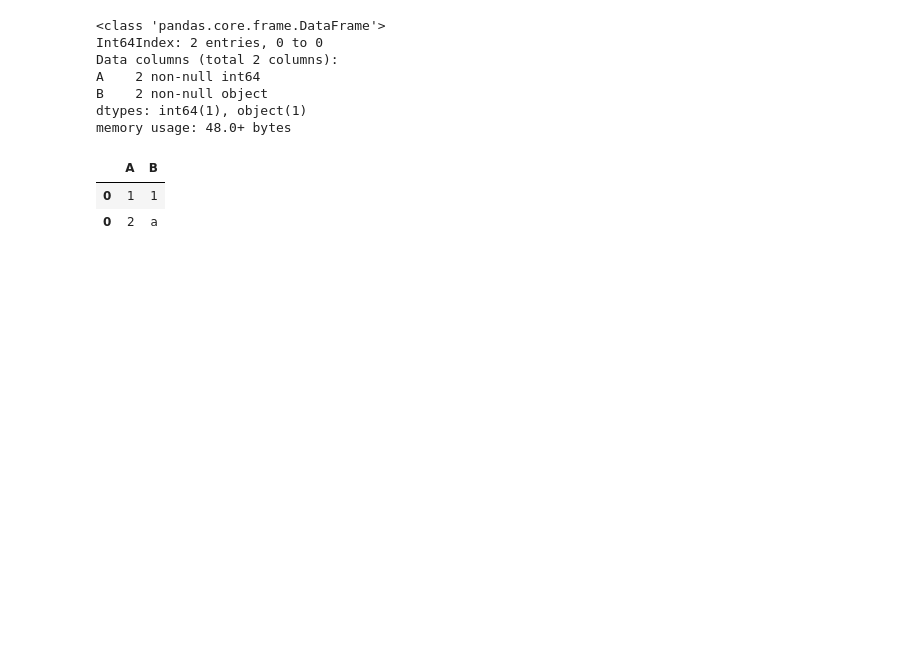
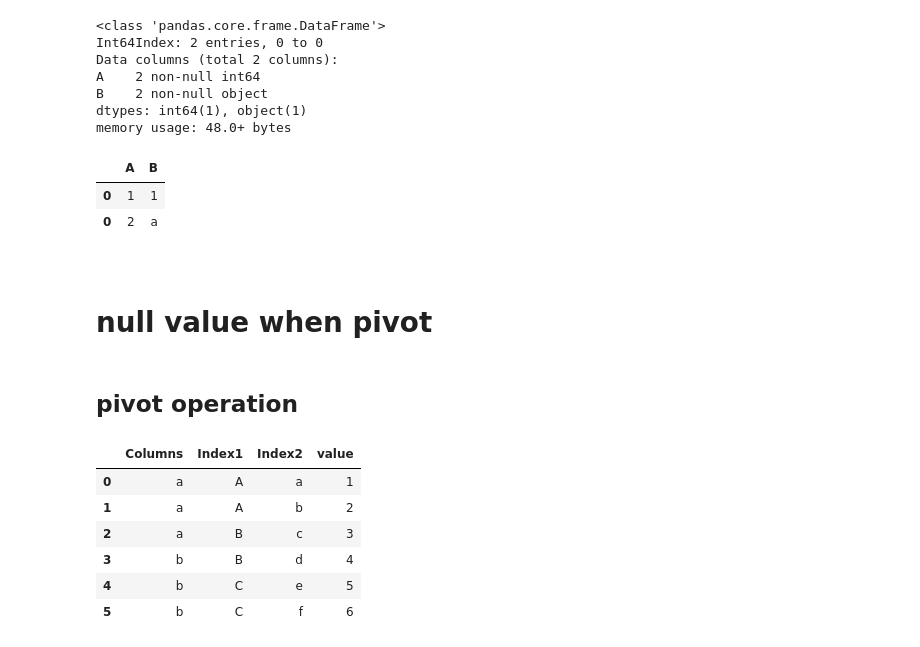
Before and after one commit to lch1000m/Code_Snippets, a Jupyter notebook: Pandas/Pandas.ipynb, the cells around one changed output. Cells and saved outputs as stored; diff of their text form; code cells hidden in the pictures; blank space fills up the shorter version.

```diff
--- a/Pandas/Pandas.ipynb
+++ b/Pandas/Pandas.ipynb
@@ -123,3 +143,9 @@ df_conc
 |  | A | B |
 | 0 | 1 | 1 |
 | 0 | 2 | a |
+# %% [markdown]
+<a id="null_value"></a>
+<br>
+# null value when pivot
+# %% [markdown]
+## pivot operation
@@ -125,0 +154,19 @@ df_conc
+# %%
+df = pd.DataFrame(
+    {
+    'Index1':['A','A','B','B','C','C'],
+    'Index2':['a','b','c','d','e','f'],
+    'Columns':['a','a','a','b','b','b'],
+    'value':[1,2,3,4,5,6],
+    }
+)
+# %%
+df
+# %% [output]
+|  | Columns | Index1 | Index2 | value |
+| 0 | a | A | a | 1 |
+| 1 | a | A | b | 2 |
+| 2 | a | B | c | 3 |
+| 3 | b | B | d | 4 |
+| 4 | b | C | e | 5 |
+| 5 | b | C | f | 6 |
```
Also changed, not shown: parts of 36 cells of this notebook, 31 other files.
